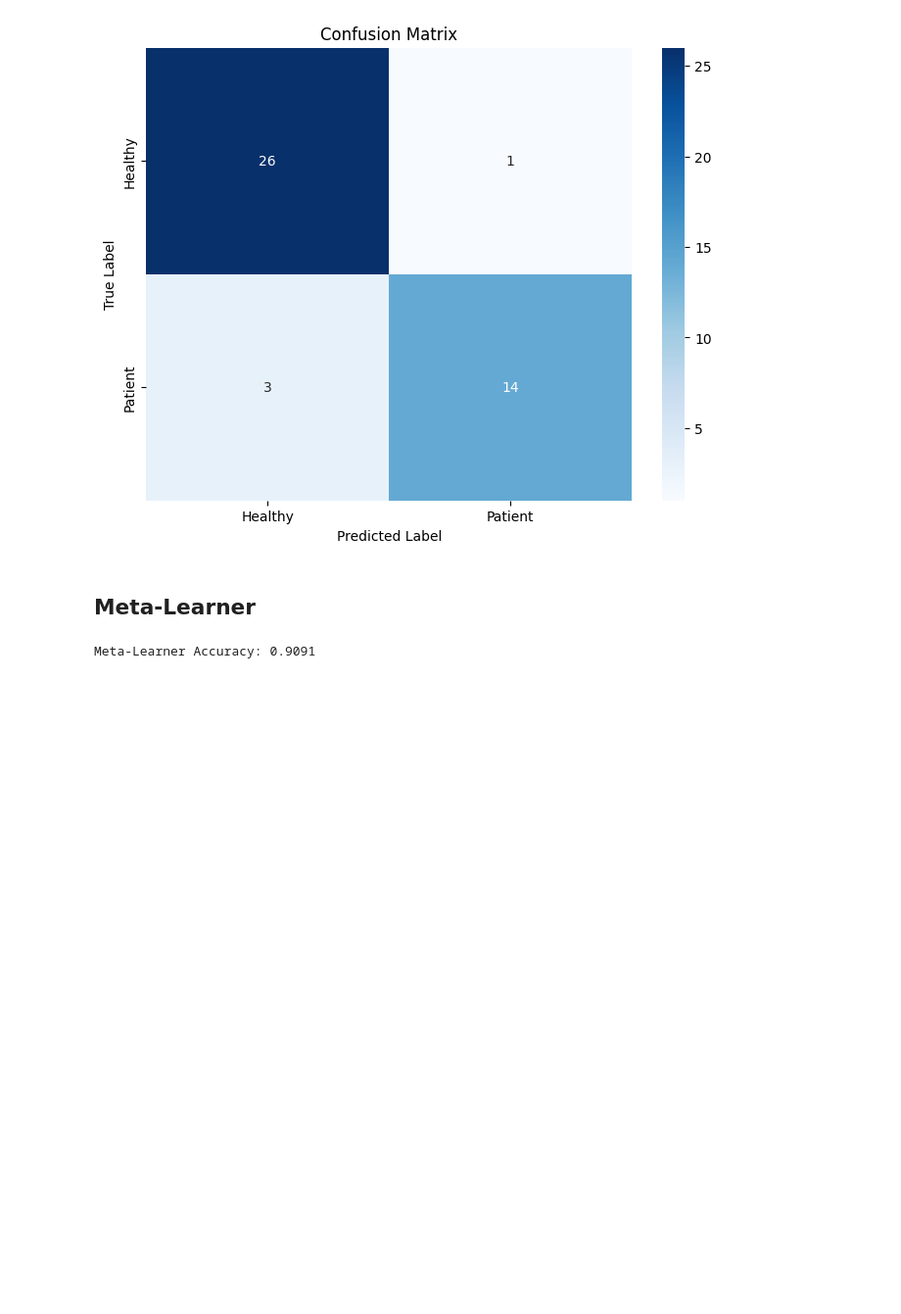
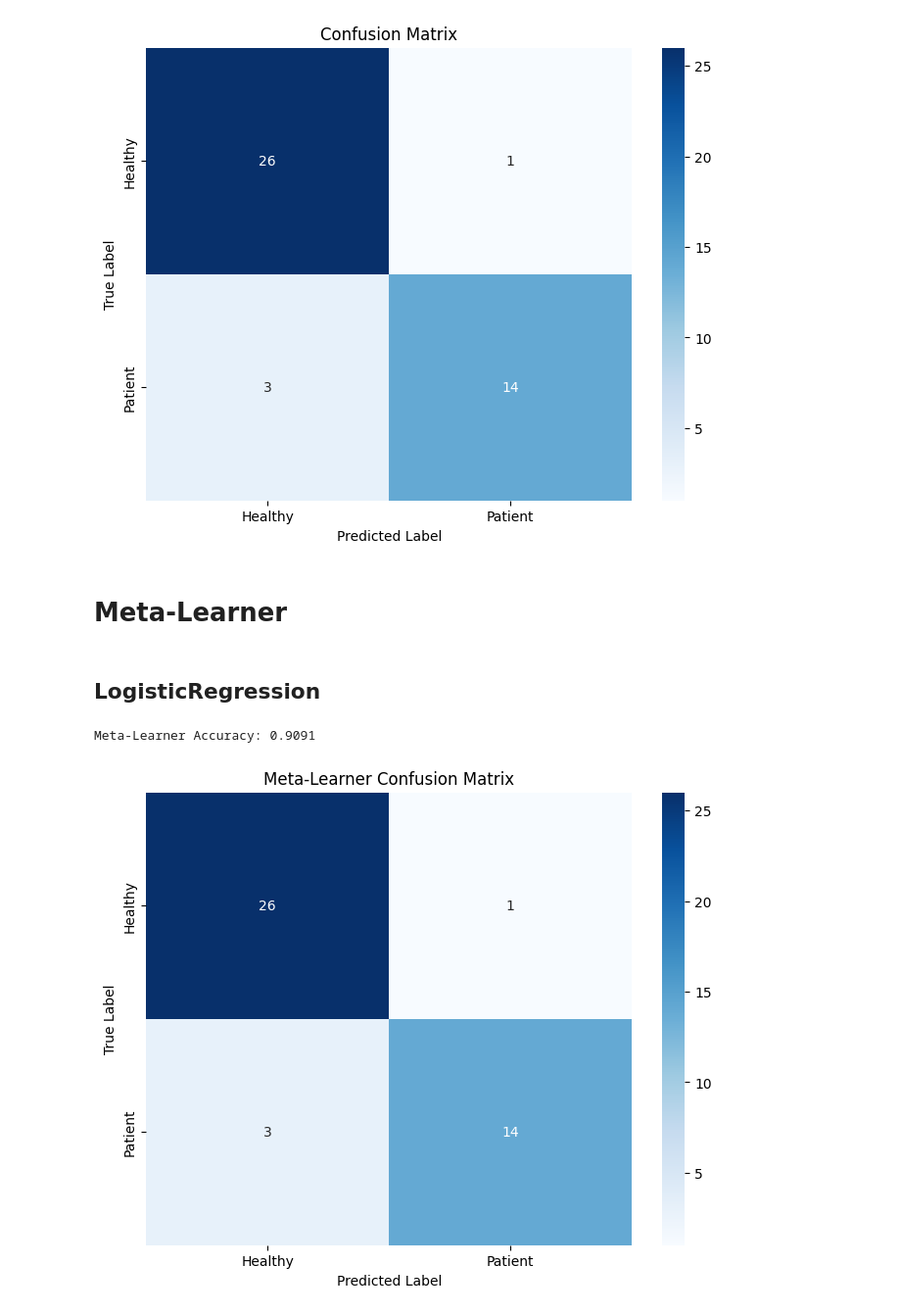
Before and after one commit to LocHuynh2811/Taiwan_Spine-MRI-DL, a Jupyter notebook: Kaggle/spine-mri-dl.ipynb, the cells around one changed output. Shown at 98% size. Cells and saved outputs as stored; diff of their text form; code cells hidden in the pictures; blank space fills up the shorter version.

```diff
--- a/Kaggle/spine-mri-dl.ipynb
+++ b/Kaggle/spine-mri-dl.ipynb
@@ -755,7 +755,7 @@ Recall: 0.8235
 F1 Score: 0.8750
 [figure]
 # %% [markdown]
-## Meta-Learner
+# Meta-Learner
 # %%
 def get_model_predictions(model, loader, device):
     """
@@ -777,6 +777,8 @@ def get_model_predictions(model, loader, device):
             all_labels.extend(labels.cpu().numpy())
 
     return np.array(all_labels), np.array(all_preds)
+# %% [markdown]
+## LogisticRegression
 # %%
 from sklearn.linear_model import LogisticRegression
 from sklearn.metrics import accuracy_score
@@ -787,12 +789,12 @@ model2_train_labels, model2_train_preds = get_model_predictions(model2, spine_tr
 
 
 # Step 2: Combine predictions to create the meta-features
-meta_features_train = np.hstack([model1_train_preds.reshape(-1, 1), model2_train_preds.reshape(-1, 1)])
-meta_labels_train = model1_train_labels  # These are the true labels
+meta1_features_train = np.hstack([model1_train_preds.reshape(-1, 1), model2_train_preds.reshape(-1, 1)])
+meta1_labels_train = model1_train_labels  # These are the true labels
 
 # Step 3: Train a Logistic Regression model as the meta-learner
-meta_learner = LogisticRegression()
-meta_learner.fit(meta_features_train, meta_labels_train.ravel())
+meta1_learner = LogisticRegression()
+meta1_learner.fit(meta1_features_train, meta1_labels_train.ravel())
 
 # Step 4: Get predictions from the test dataset
 model1_test_labels, model1_test_preds = get_model_predictions(model1, spine_test_loader, device)
@@ -800,14 +802,27 @@ model2_test_labels, model2_test_preds = get_model_predictions(model2, spine_test
 
 assert np.array_equal(model1_test_labels, model2_test_labels)
 
-meta_features_test = np.hstack([model1_test_preds.reshape(-1, 1), model2_test_preds.reshape(-1, 1)])
-meta_labels_test = model1_test_labels
+meta1_features_test = np.hstack([model1_test_preds.reshape(-1, 1), model2_test_preds.reshape(-1, 1)])
+meta1_labels_test = model1_test_labels
 
 # Step 5: Use the meta-learner to make predictions
-meta_test_preds = meta_learner.predict(meta_features_test)
+meta1_test_preds = meta_learner.predict(meta_features_test)
 
 # Evaluate the meta-learner's performance
-meta_accuracy = accuracy_score(meta_labels_test, meta_test_preds)
-print(f"Meta-Learner Accuracy: {meta_accuracy:.4f}")
+meta1_accuracy = accuracy_score(meta_labels_test, meta_test_preds)
+print(f"Meta-Learner Accuracy: {meta1_accuracy:.4f}")
 # %% [output]
 Meta-Learner Accuracy: 0.9091
+# %%
+# Step 6: Compute the confusion matrix
+cm = confusion_matrix(meta1_labels_test, meta1_test_preds)
+
+# Step 7: Plot the confusion matrix
+plt.figure(figsize=(8, 6))
+sns.heatmap(cm, annot=True, fmt='d', cmap='Blues', xticklabels=['Healthy', 'Patient'], yticklabels=['Healthy', 'Patient'])
+plt.xlabel('Predicted Label')
+plt.ylabel('True Label')
+plt.title('Meta-Learner Confusion Matrix')
+plt.show()
+# %% [output]
+[figure, added]
```
Also changed, not shown: parts of 3 cells of this notebook.
